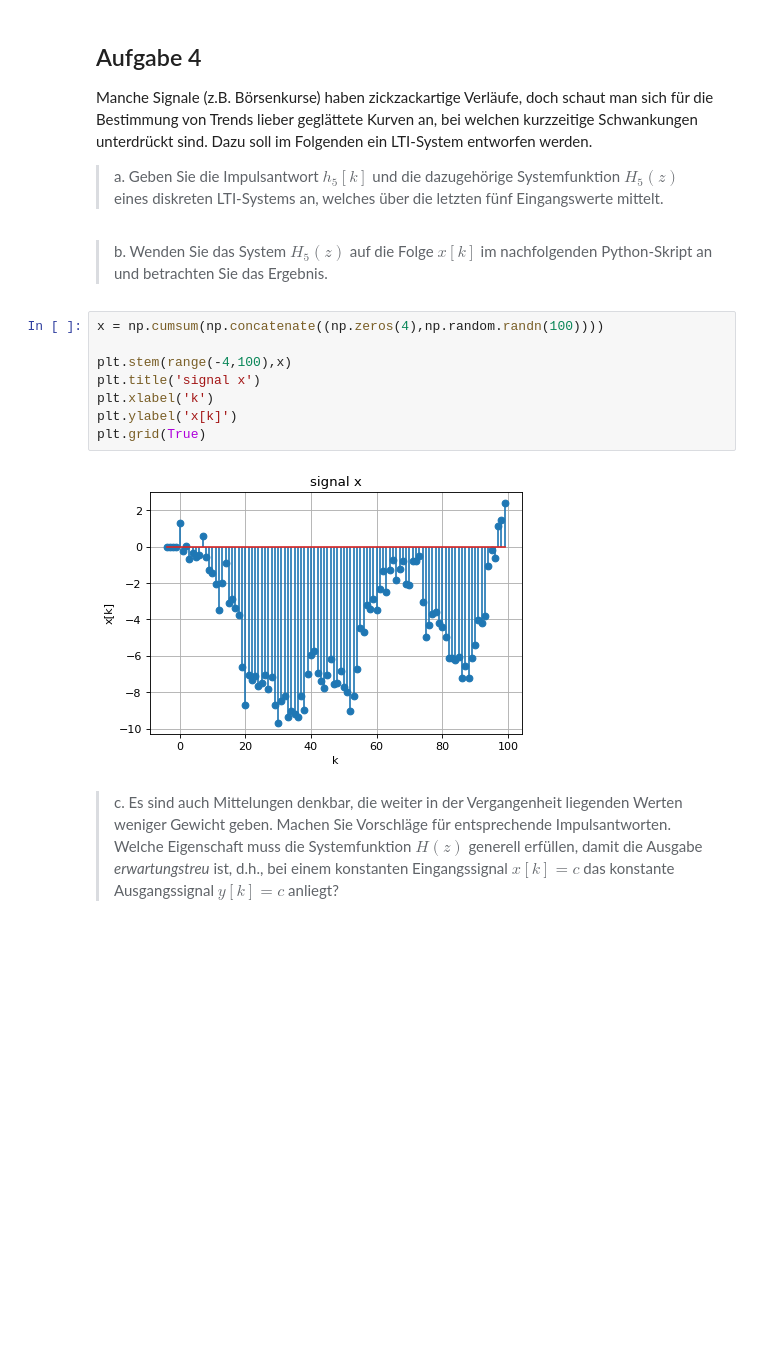
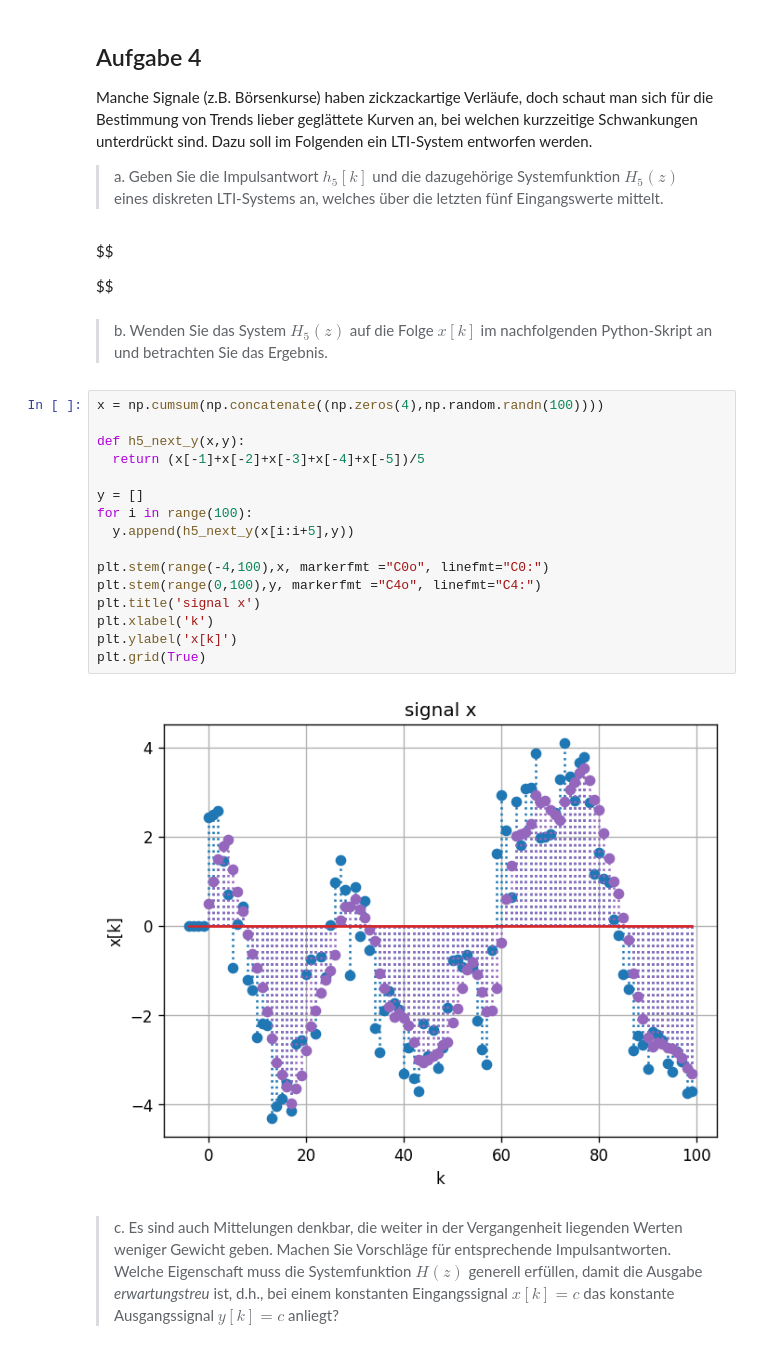
Before and after one commit to joelvonrotz/BSc-electrical-engineering, a Jupyter notebook: semester 3/sus/aufgaben5.ipynb, the cells around one changed output. Saved outputs shown, nothing was run; the diff lists cells and outputs as text; blank space fills up the shorter version.

```diff
--- a/semester 3/sus/aufgaben5.ipynb
+++ b/semester 3/sus/aufgaben5.ipynb
@@ -96,19 +110,31 @@ x[k]=\delta[k+2] + 2\cdot \delta[k+1] + 2 \cdot \left(\frac{1}{2}\right)^k\cdot\
 Manche Signale (z.B. Börsenkurse) haben zickzackartige Verläufe, doch schaut man sich für die Bestimmung von Trends lieber geglättete Kurven an, bei welchen kurzzeitige Schwankungen unterdrückt sind. Dazu soll im Folgenden ein LTI-System entworfen werden.
 
 > a. Geben Sie die Impulsantwort $h_5[k]$ und die dazugehörige Systemfunktion $H_5(z)$ eines diskreten LTI-Systems an, welches über die letzten fünf Eingangswerte mittelt.
+# %% [markdown]
+$$
+
+$$
 # %% [markdown]
 
 > b. Wenden Sie das System $H_5(z)$ auf die Folge $x[k]$ im nachfolgenden Python-Skript an und betrachten Sie das Ergebnis.
 # %%
 x = np.cumsum(np.concatenate((np.zeros(4),np.random.randn(100))))
 
-plt.stem(range(-4,100),x)
+def h5_next_y(x,y):
+  return (x[-1]+x[-2]+x[-3]+x[-4]+x[-5])/5
+
+y = []
+for i in range(100):
+  y.append(h5_next_y(x[i:i+5],y))
+
+plt.stem(range(-4,100),x, markerfmt ="C0o", linefmt="C0:")
+plt.stem(range(0,100),y, markerfmt ="C4o", linefmt="C4:")
 plt.title('signal x')
 plt.xlabel('k')
 plt.ylabel('x[k]')
 plt.grid(True)
 # %% [output]
-[figure, old version]
+[figure, new version]
 # %% [markdown]
 > c. Es sind auch Mittelungen denkbar, die weiter in der Vergangenheit liegenden Werten weniger Gewicht geben. Machen Sie Vorschläge für entsprechende Impulsantworten. Welche Eigenschaft muss die Systemfunktion $H(z)$ generell erfüllen, damit die Ausgabe *erwartungstreu* ist, d.h., bei einem konstanten Eingangssignal $x[k]=c$ das konstante Ausgangssignal $y[k]=c$ anliegt?
 # %% [markdown]
```
Also changed, not shown: parts of 3 cells of this notebook.
